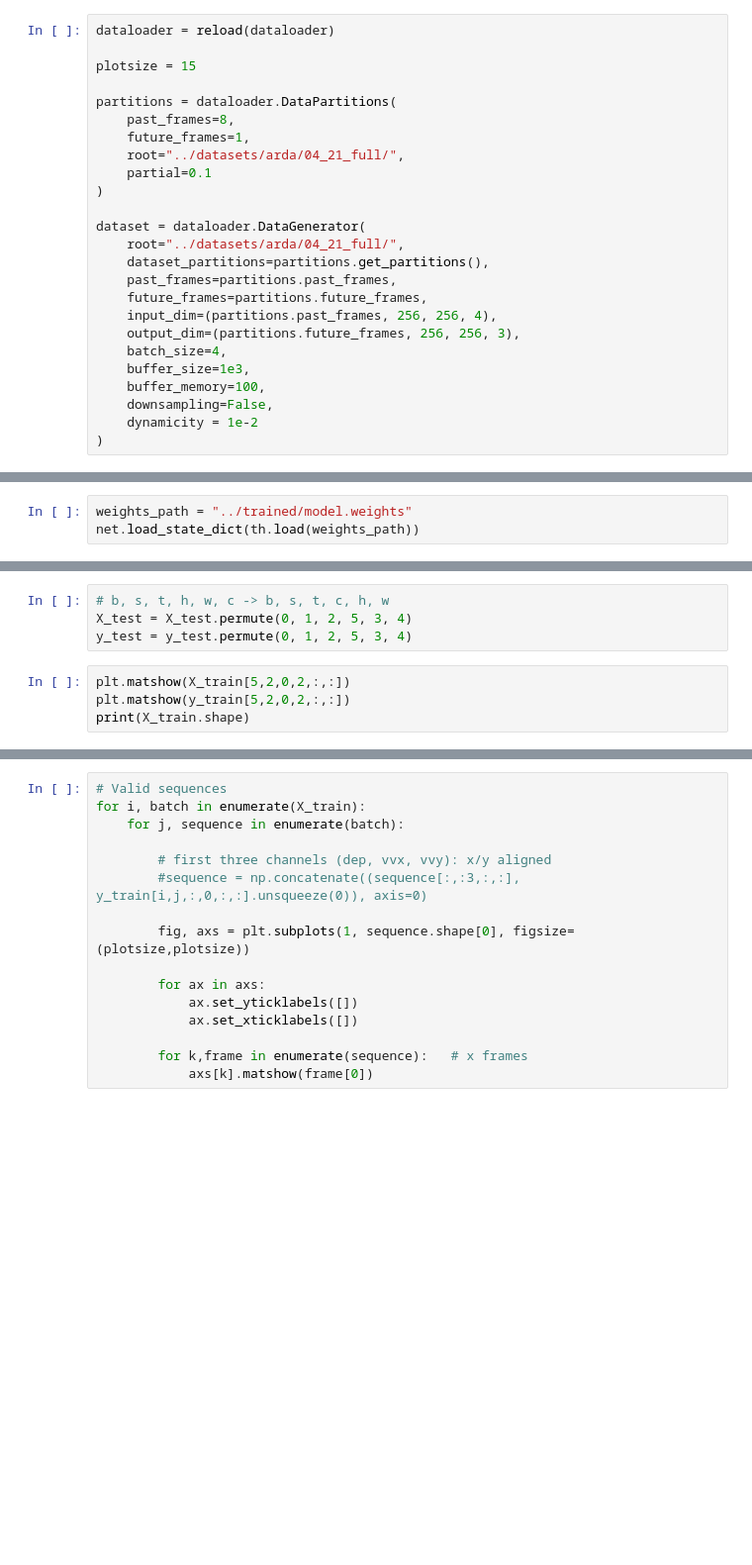
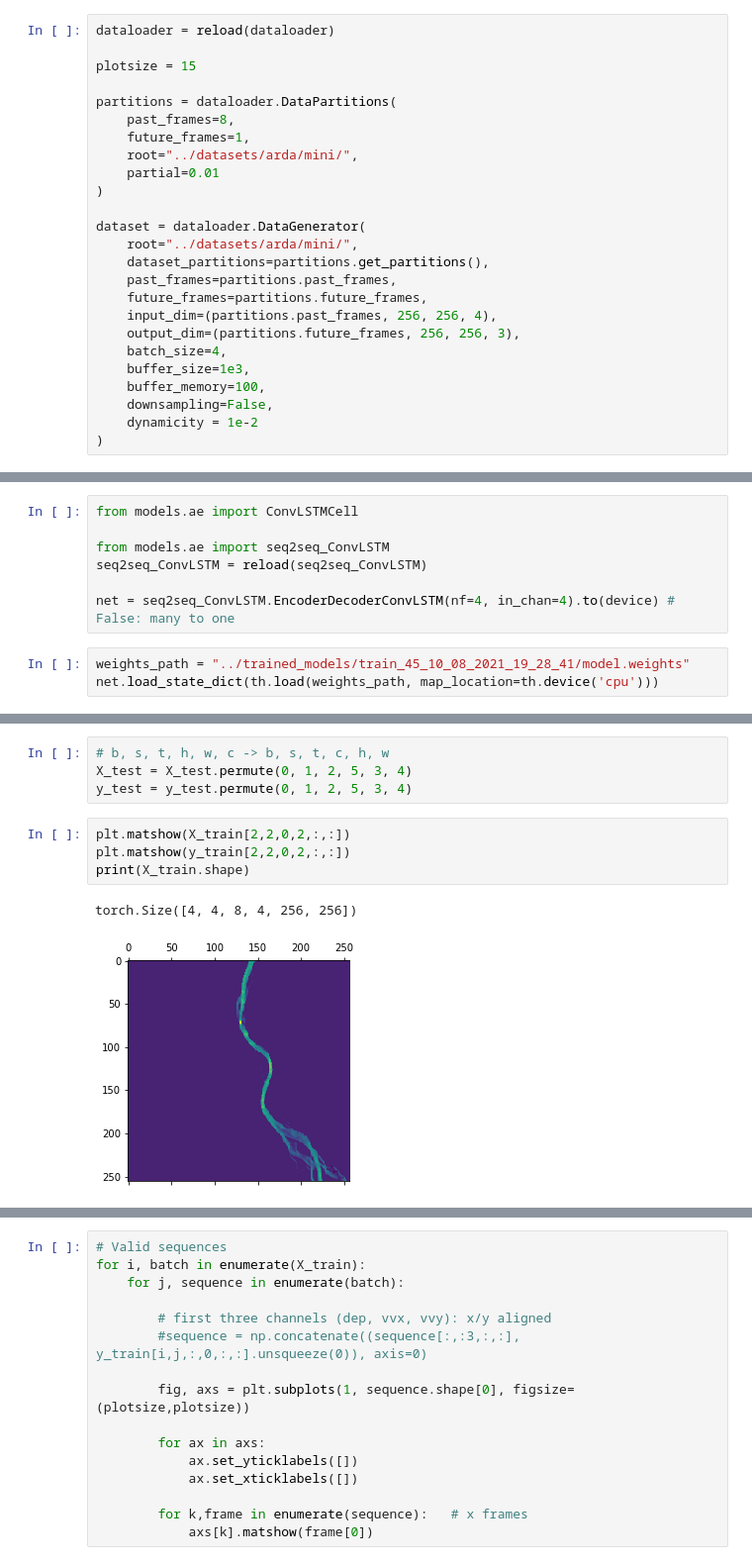
Before and after one commit to halixness/deepSWE, a Jupyter notebook: test.ipynb, the cells around one changed output, grey strips where cells are left out. Shown: that part at 99% size. Saved outputs shown, nothing was run; the diff lists cells and outputs as text; blank space fills up the shorter version.

```diff
--- a/test.ipynb
+++ b/test.ipynb
@@ -29,12 +36,12 @@ plotsize = 15
 partitions = dataloader.DataPartitions(
     past_frames=8,
     future_frames=1,
-    root="../datasets/arda/04_21_full/",
-    partial=0.1
+    root="../datasets/arda/mini/",
+    partial=0.01
 )
 
 dataset = dataloader.DataGenerator(
-    root="../datasets/arda/04_21_full/",
+    root="../datasets/arda/mini/",
     dataset_partitions=partitions.get_partitions(),
     past_frames=partitions.past_frames,
     future_frames=partitions.future_frames,
@@ -118,6 +108,13 @@ net = convlstm.ConvLSTM(
+# %%
+from models.ae import ConvLSTMCell
+
+from models.ae import seq2seq_ConvLSTM
+seq2seq_ConvLSTM = reload(seq2seq_ConvLSTM)
+
+net = seq2seq_ConvLSTM.EncoderDecoderConvLSTM(nf=4, in_chan=4).to(device) # False: many to one
 # %%
-weights_path = "../trained/model.weights"
-net.load_state_dict(th.load(weights_path))
+weights_path = "../trained_models/train_45_10_08_2021_19_28_41/model.weights"
+net.load_state_dict(th.load(weights_path, map_location=th.device('cpu')))
 # %% [output]
 <All keys matched successfully>
 # %%
@@ -135,6 +132,9 @@ y_test = th.Tensor(y_test).to(device)
 X_test = X_test.permute(0, 1, 2, 5, 3, 4)
 y_test = y_test.permute(0, 1, 2, 5, 3, 4)
 # %%
-plt.matshow(X_train[5,2,0,2,:,:])
-plt.matshow(y_train[5,2,0,2,:,:])
+plt.matshow(X_train[2,2,0,2,:,:])
+plt.matshow(y_train[2,2,0,2,:,:])
 print(X_train.shape)
+# %% [output]
+torch.Size([4, 4, 8, 4, 256, 256])
+[figure, added]
```
Also changed, not shown: parts of 9 cells of this notebook, 5 other files.
